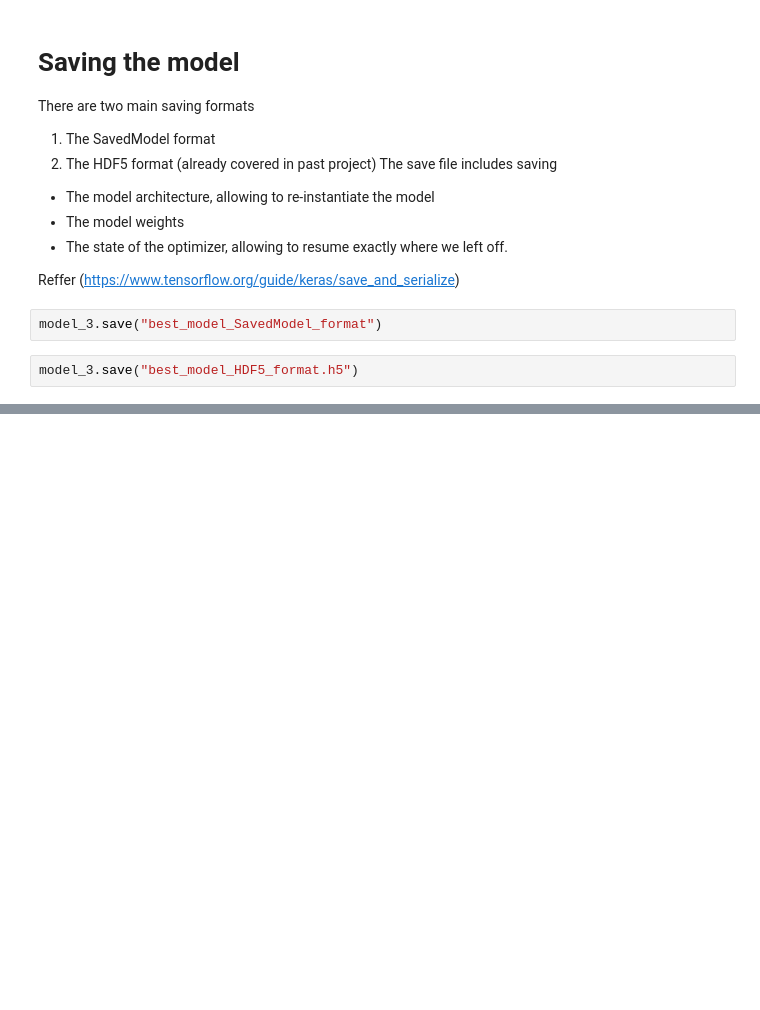
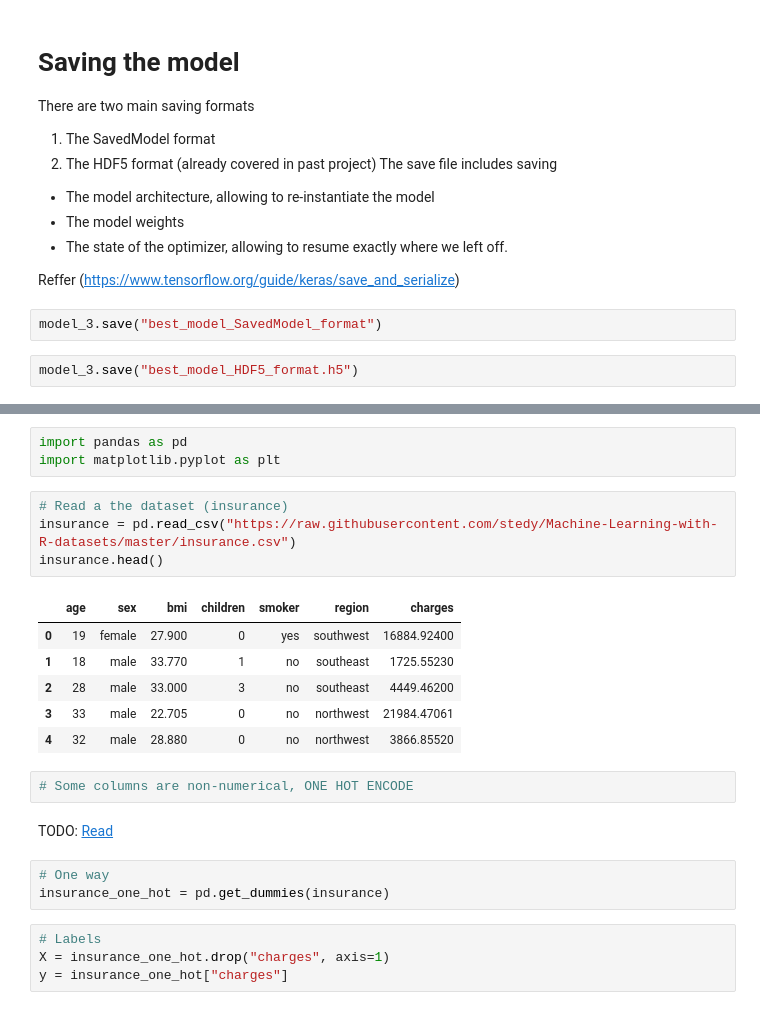
Before and after one commit to bassamadnan/tf-and-neural-network-regression, a Jupyter notebook: neural_network_regression_tf.ipynb, the cells around one changed output, grey strips where cells are left out. Drawn from its saved outputs; the diff is of its cells as text; blank space fills up the shorter version.

Commit message:
use larger dataset

```diff
--- a/neural_network_regression_tf.ipynb
+++ b/neural_network_regression_tf.ipynb
@@ -479,0 +503,25 @@ files.download("best_model_HDF5_format.h5")
+# %%
+import pandas as pd
+import matplotlib.pyplot as plt
+# %%
+# Read a the dataset (insurance)
+insurance = pd.read_csv("https://raw.githubusercontent.com/stedy/Machine-Learning-with-R-datasets/master/insurance.csv")
+insurance.head()
+# %% [output]
+|  | age | sex | bmi | children | smoker | region | charges |
+| 0 | 19 | female | 27.900 | 0 | yes | southwest | 16884.92400 |
+| 1 | 18 | male | 33.770 | 1 | no | southeast | 1725.55230 |
+| 2 | 28 | male | 33.000 | 3 | no | southeast | 4449.46200 |
+| 3 | 33 | male | 22.705 | 0 | no | northwest | 21984.47061 |
+| 4 | 32 | male | 28.880 | 0 | no | northwest | 3866.85520 |
+# %%
+# Some columns are non-numerical, ONE HOT ENCODE
+# %% [markdown]
+TODO: <a href="https://stats.stackexchange.com/questions/224051/one-hot-vs-dummy-encoding-in-scikit-learn"> Read</a>
+# %%
+# One way
+insurance_one_hot = pd.get_dummies(insurance)
+# %%
+# Labels
+X = insurance_one_hot.drop("charges", axis=1)
+y = insurance_one_hot["charges"]
```
Also changed, not shown: parts of 12 cells of this notebook.
